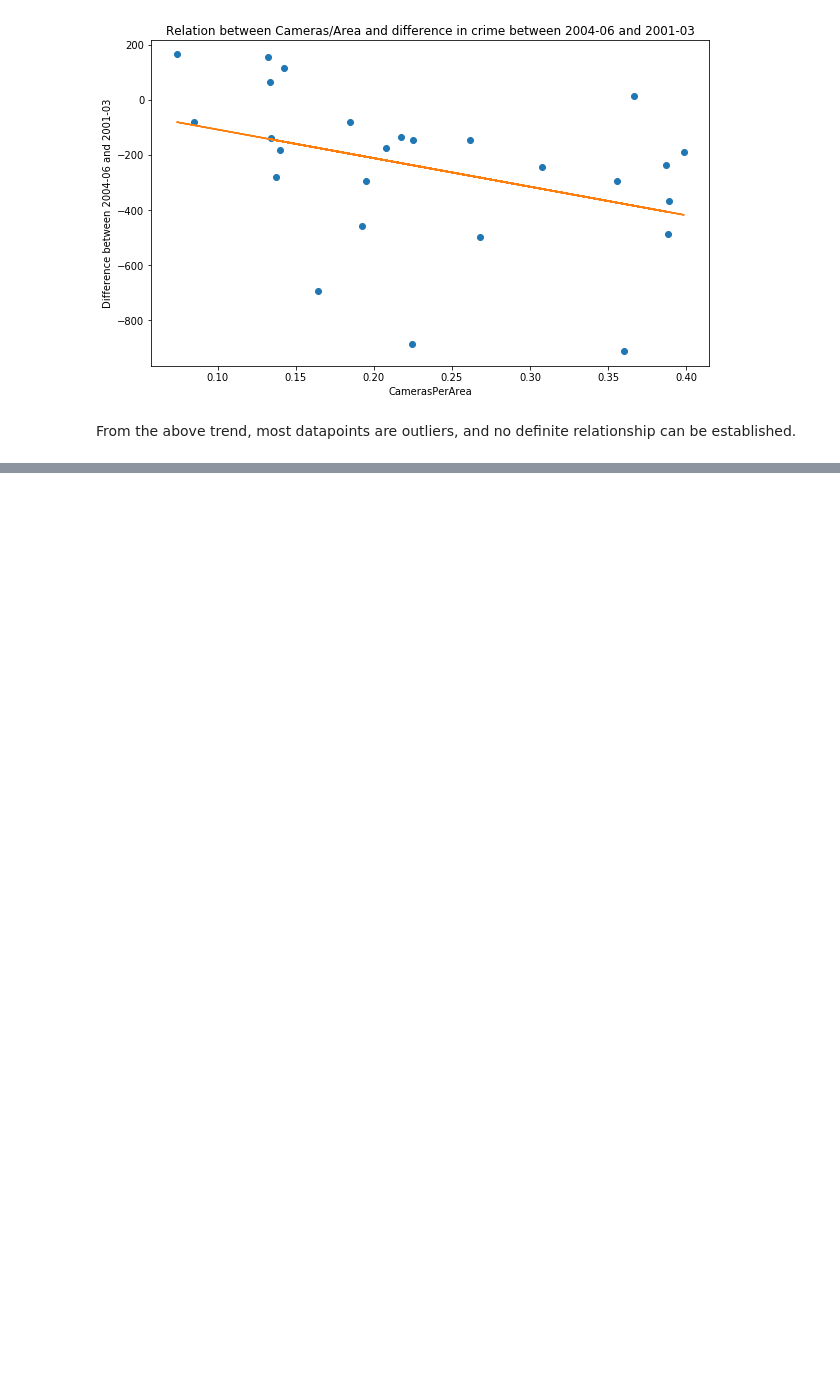
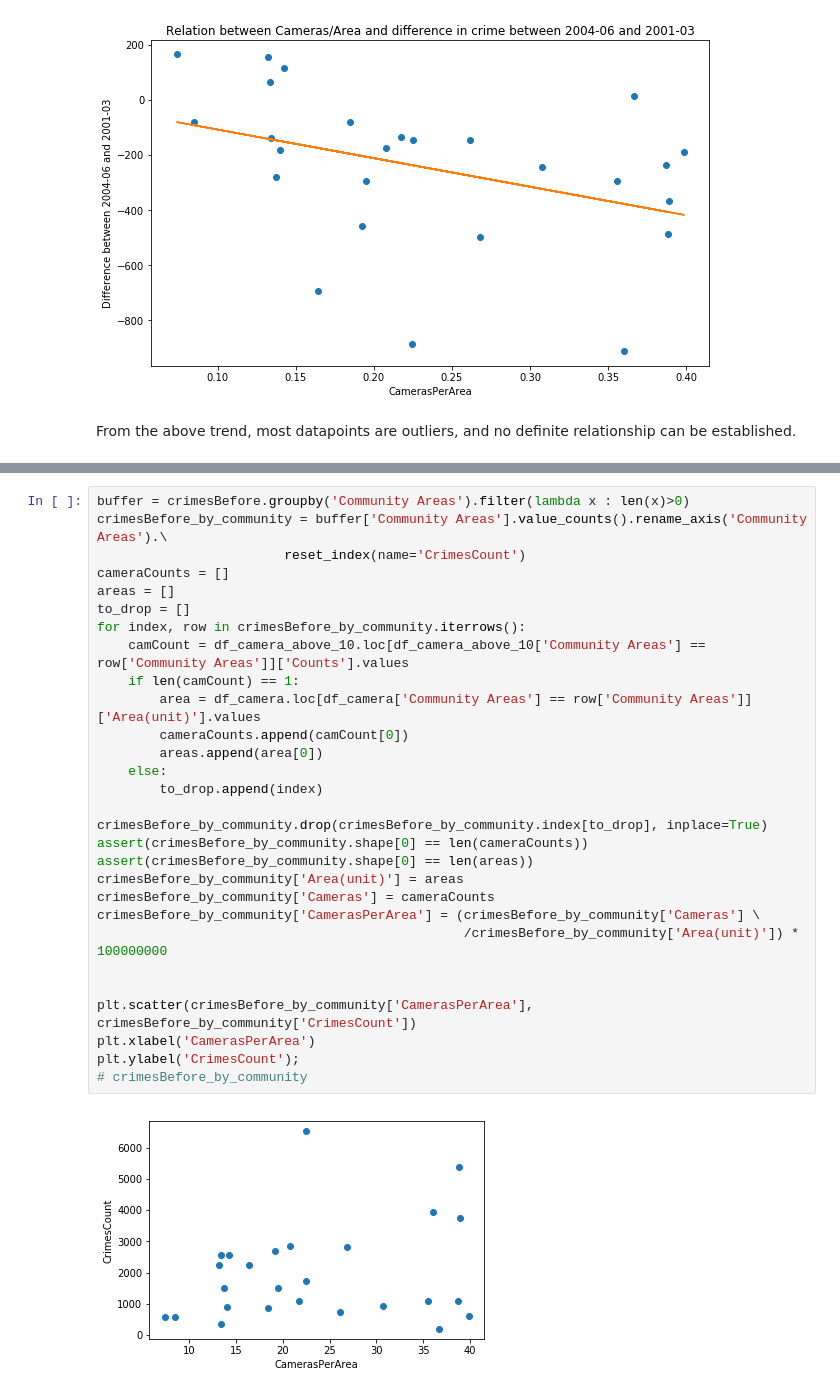
Before and after one commit to tiz081/Cogs108FP, a Jupyter notebook: Project.ipynb, the cells around one changed output, grey strips where cells are left out. Drawn from its saved outputs; the diff is of its cells as text; blank space fills up the shorter version.

```diff
--- a/Project.ipynb
+++ b/Project.ipynb
@@ -254 +269,32 @@ From the above trend, most datapoints are outliers, and no definite relationship
+# %%
+buffer = crimesBefore.groupby('Community Areas').filter(lambda x : len(x)>0)
+crimesBefore_by_community = buffer['Community Areas'].value_counts().rename_axis('Community Areas').\
+                        reset_index(name='CrimesCount')
+cameraCounts = []
+areas = []
+to_drop = []
+for index, row in crimesBefore_by_community.iterrows():
+    camCount = df_camera_above_10.loc[df_camera_above_10['Community Areas'] == row['Community Areas']]['Counts'].values
+    if len(camCount) == 1:
+        area = df_camera.loc[df_camera['Community Areas'] == row['Community Areas']]['Area(unit)'].values
+        cameraCounts.append(camCount[0])
+        areas.append(area[0])
+    else:
+        to_drop.append(index)
+
+crimesBefore_by_community.drop(crimesBefore_by_community.index[to_drop], inplace=True)
+assert(crimesBefore_by_community.shape[0] == len(cameraCounts))
+assert(crimesBefore_by_community.shape[0] == len(areas))
+crimesBefore_by_community['Area(unit)'] = areas
+crimesBefore_by_community['Cameras'] = cameraCounts
+crimesBefore_by_community['CamerasPerArea'] = (crimesBefore_by_community['Cameras'] \
+                                               /crimesBefore_by_community['Area(unit)']) * 100000000
+
+
+plt.scatter(crimesBefore_by_community['CamerasPerArea'], crimesBefore_by_community['CrimesCount'])
+plt.xlabel('CamerasPerArea')
+plt.ylabel('CrimesCount');
+# crimesBefore_by_community
+# %% [output]
+[figure, added]
 # %%
```
Also changed, not shown: parts of 6 cells of this notebook.
